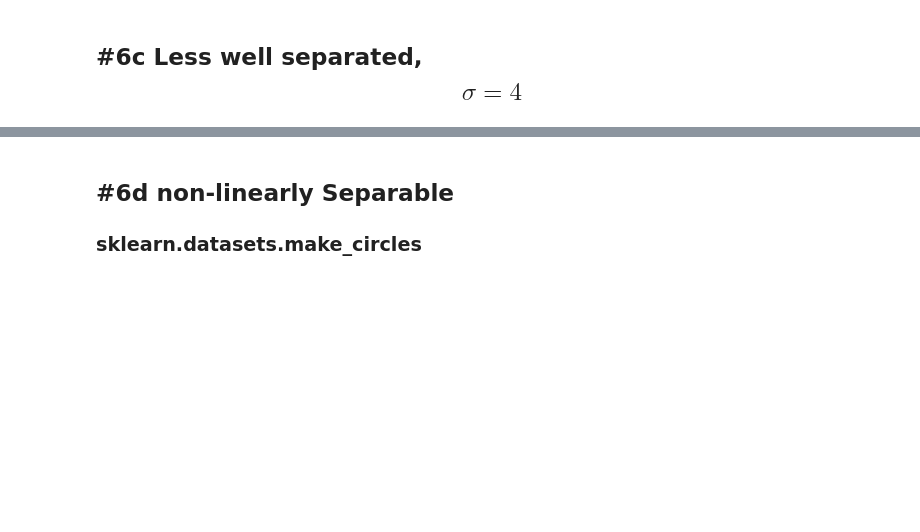
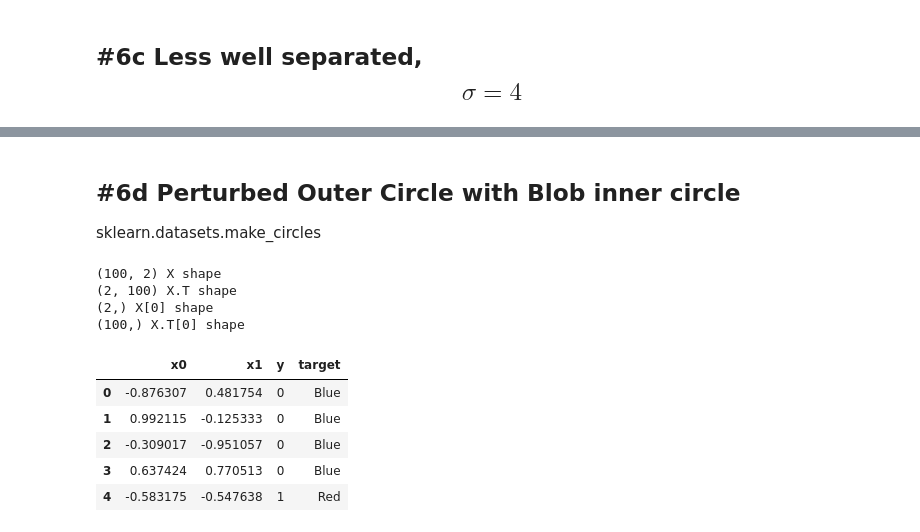
Before and after one commit to adomakor412/ML_DM, a Jupyter notebook: HW/BayesErrorIn1D.ipynb, the cells around one changed output, grey strips where cells are left out. Saved outputs shown, nothing was run; the diff lists cells and outputs as text; code cells hidden in the pictures; blank space fills up the shorter version.

```diff
--- a/HW/BayesErrorIn1D.ipynb
+++ b/HW/BayesErrorIn1D.ipynb
@@ -242,3 +242,3 @@ _=sns.scatterplot(x='x0',y='x1',hue='target', data=df,ax=ax,alpha=.5,s=100)
 # %% [markdown]
-## #6d non-linearly Separable
-### sklearn.datasets.make_circles
+## #6d Perturbed Outer Circle with Blob inner circle
+sklearn.datasets.make_circles
@@ -244,0 +247,22 @@ _=sns.scatterplot(x='x0',y='x1',hue='target', data=df,ax=ax,alpha=.5,s=100)
+# %%
+X, y = sklearn.datasets.make_circles(n_samples=100, shuffle=True, noise=None, random_state=None, factor=0.8)
+print(X.shape,'X shape')
+print(X.T.shape, 'X.T shape')
+print(X[0].shape, 'X[0] shape')
+print(X.T[0].shape, 'X.T[0] shape')
+df = pd.DataFrame({'x0':X.T[0],
+                   'x1':X.T[1],
+                   'y': y,
+                   'target':(np.array(['Blue','Red'])[y])})
+df.head()
+# %% [output]
+(100, 2) X shape
+(2, 100) X.T shape
+(2,) X[0] shape
+(100,) X.T[0] shape
+|  | x0 | x1 | y | target |
+| 0 | -0.876307 | 0.481754 | 0 | Blue |
+| 1 | 0.992115 | -0.125333 | 0 | Blue |
+| 2 | -0.309017 | -0.951057 | 0 | Blue |
+| 3 | 0.637424 | 0.770513 | 0 | Blue |
+| 4 | -0.583175 | -0.547638 | 1 | Red |
```
Also changed, not shown: parts of 18 cells of this notebook, 2 other files.
